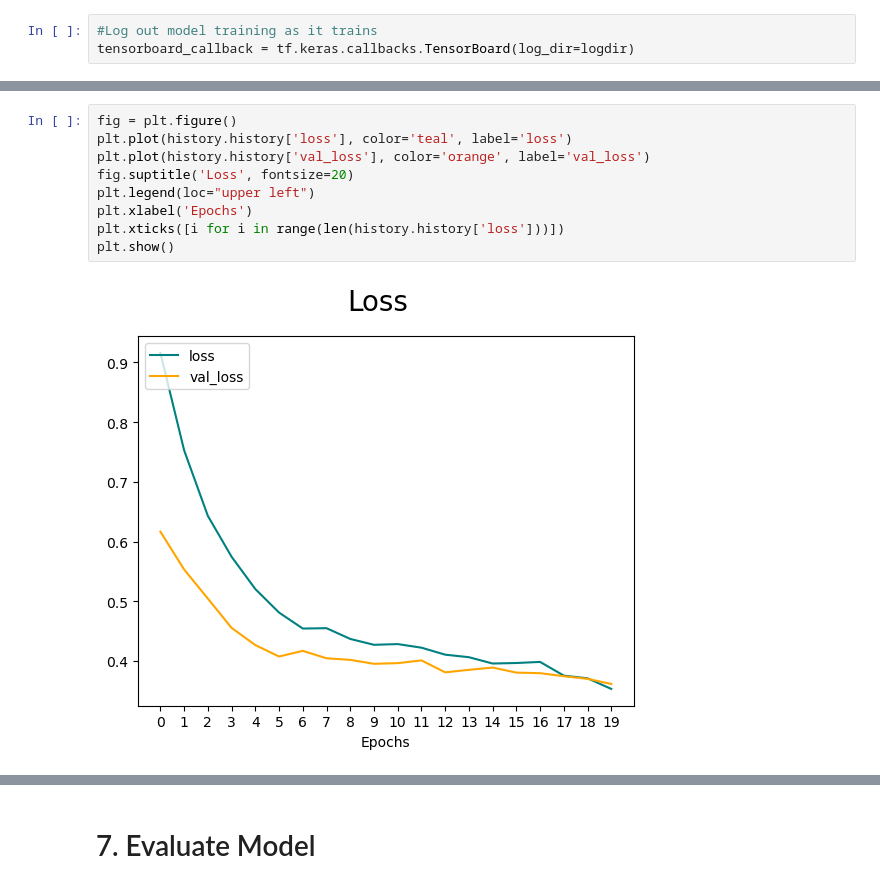
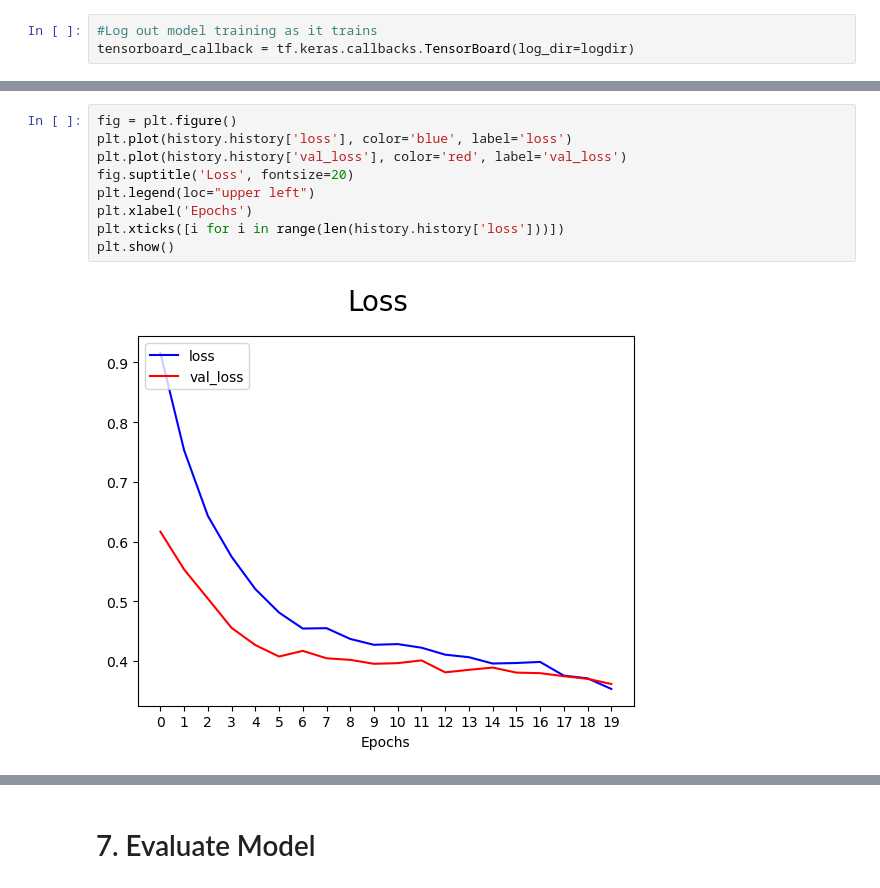
Before and after one commit to albertnguyentran/JiuJitsuAI, a Jupyter notebook: JiuJitsuAI/JiuJitsuSubmissionDeepLearningRecognitionTree.ipynb, the cells around one changed output, grey strips where cells are left out. Drawn from its saved outputs; the diff is of its cells as text.

```diff
--- a/JiuJitsuAI/JiuJitsuSubmissionDeepLearningRecognitionTree.ipynb
+++ b/JiuJitsuAI/JiuJitsuSubmissionDeepLearningRecognitionTree.ipynb
@@ -266,14 +266,14 @@ Epoch 20/20
 35/35 [==============================] - 11s 309ms/step - loss: 0.3532 - accuracy: 0.4242 - val_loss: 0.3615 - val_accuracy: 0.3698
 # %%
 fig = plt.figure()
-plt.plot(history.history['loss'], color='teal', label='loss')
-plt.plot(history.history['val_loss'], color='orange', label='val_loss')
+plt.plot(history.history['loss'], color='blue', label='loss')
+plt.plot(history.history['val_loss'], color='red', label='val_loss')
 fig.suptitle('Loss', fontsize=20)
 plt.legend(loc="upper left")
 plt.xlabel('Epochs')
 plt.xticks([i for i in range(len(history.history['loss']))])
 plt.show()
 # %% [output]
-[figure, old version]
+[figure, new version]
 # %%
 fig = plt.figure()
```
Also changed, not shown: parts of 1 cell of this notebook.
